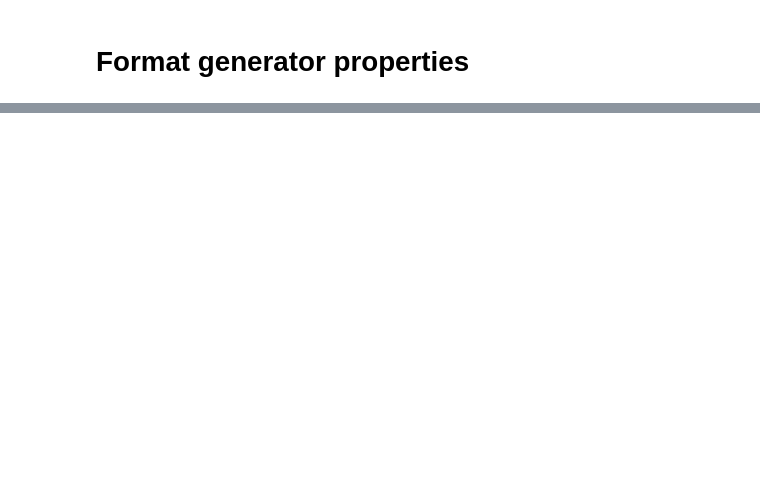
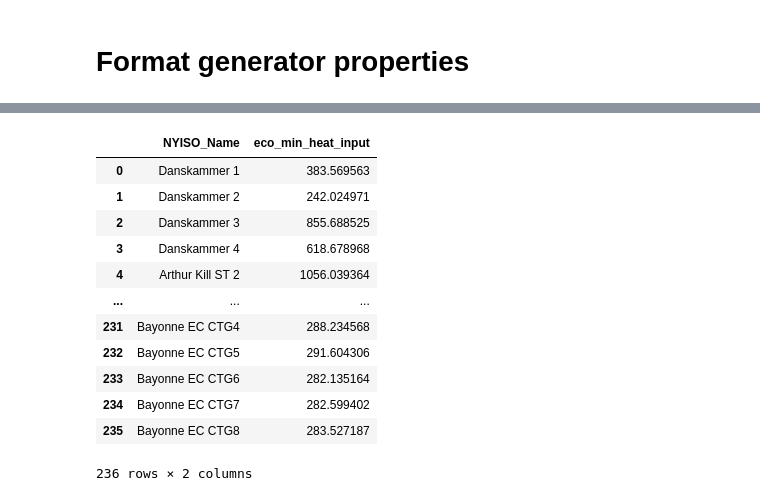
Before and after one commit to boyuan276/NYgrid-python, a Jupyter notebook: dev/write_gen_prop_profiles.ipynb, the cells around one changed output, grey strips where cells are left out. Saved outputs shown, nothing was run; the diff lists cells and outputs as text; code cells hidden in the pictures; blank space fills up the shorter version.

```diff
--- a/dev/write_gen_prop_profiles.ipynb
+++ b/dev/write_gen_prop_profiles.ipynb
@@ -33,9 +45,11 @@ Thermal data directory: /mnt/Bo_HDD/NYgrid-python/data/thermal
 # Read generator parameters
 # %%
 # Read processed generator parameters
-gen_params_df = pd.read_excel(os.path.join(thermal_data_dir, 'gen_params_2018.xlsx'), index_col=0)
-gen_params_df_2 = pd.read_excel(os.path.join(thermal_data_dir, 'gen_params_2024.xlsx'), index_col=0)
-gen_params_df = pd.concat([gen_params_df, gen_params_df_2], axis=0)
+thermal_params_df = pd.read_excel(os.path.join(
+    thermal_data_dir, 'gen_params_2018.xlsx'), index_col=0)
+thermal_params_df_2 = pd.read_excel(os.path.join(
+    thermal_data_dir, 'gen_params_2024.xlsx'), index_col=0)
+thermal_params_df = pd.concat([thermal_params_df, thermal_params_df_2], axis=0)
 # %%
 # 2018 NYCA: 236 thermal generators
 gen_combiner_2018 = pd.read_excel(os.path.join(thermal_data_dir, '2018_nyca_thermal.xlsx'),
@@ -52,12 +66,24 @@ gen_combiner_2018 = gen_combiner_2018.set_index('ID')
 gen_combiner_2018 = gen_combiner_2018.sort_values(
     by=['CAMD_Plant_ID', 'CAMD_Unit_ID'])
 
-gen_params_2018 = gen_params_df.loc[gen_combiner_2018.index]
-gen_params_2018 = gen_params_2018.join(gen_combiner_2018['gen_bus'])
-gen_params_2018 = gen_params_2018[[
+thermal_params_2018 = thermal_params_df.loc[gen_combiner_2018.index]
+thermal_params_2018 = thermal_params_2018.join(
+    gen_combiner_2018[['Zone', 'gen_bus']])
+thermal_params_2018 = thermal_params_2018[[
     'NYISO_Name', 'PTID', 'Unit_Type', 'Fuel_Type_Primary',
     'Fuel_Type_Secondary', 'CAMD_Plant_ID', 'CAMD_Unit_ID',
     'raise_rr_ratio', 'lower_rr_ratio',
     'max_gen', 'eco_min', 'eco_min_ratio',
-    'heat_1', 'heat_0', 'gen_bus'
+    'heat_1', 'heat_0', 'gen_bus', 'Zone'
 ]]
+
+# Calculate ramp rates
+thermal_params_2018['max_ramp_ratio'] = thermal_params_2018[[
+    'raise_rr_ratio', 'lower_rr_ratio']].max(axis=1)
+thermal_params_2018['max_ramp_hourly'] = thermal_params_2018['max_ramp_ratio'] * \
+    thermal_params_2018['max_gen']
+
+# Sort by CAMD plant and unit ID
+thermal_params_2018 = thermal_params_2018.sort_values(
+    by=['CAMD_Plant_ID', 'CAMD_Unit_ID'])
+thermal_params_2018 = thermal_params_2018.reset_index()
@@ -135,0 +389,19 @@ gen_params_2018
+# %%
+# Calculate startup fuel requirements
+thermal_params_2018['eco_min_heat_input'] = thermal_params_2018['heat_0'] + \
+    thermal_params_2018['heat_1'] * thermal_params_2018['eco_min']
+thermal_params_2018[['NYISO_Name', 'eco_min_heat_input']]
+# %% [output]
+|  | NYISO_Name | eco_min_heat_input |
+| 0 | Danskammer 1 | 383.569563 |
+| 1 | Danskammer 2 | 242.024971 |
+| 2 | Danskammer 3 | 855.688525 |
+| 3 | Danskammer 4 | 618.678968 |
+| 4 | Arthur Kill ST 2 | 1056.039364 |
+| ... | ... | ... |
+| 231 | Bayonne EC CTG4 | 288.234568 |
+| 232 | Bayonne EC CTG5 | 291.604306 |
+| 233 | Bayonne EC CTG6 | 282.135164 |
+| 234 | Bayonne EC CTG7 | 282.599402 |
+| 235 | Bayonne EC CTG8 | 283.527187 |
+236 rows × 2 columns
```
Also changed, not shown: parts of 63 cells of this notebook, 1 other file.
